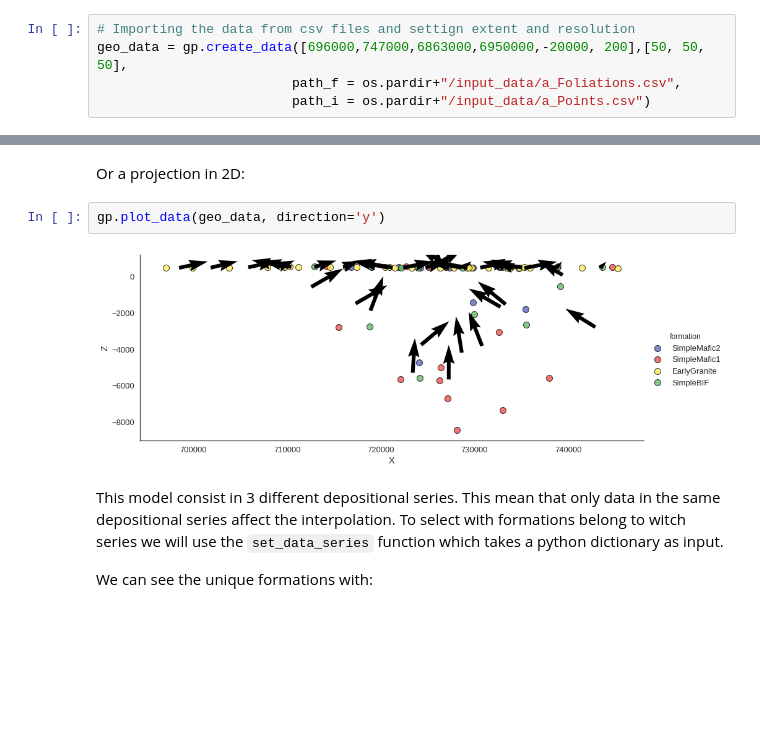
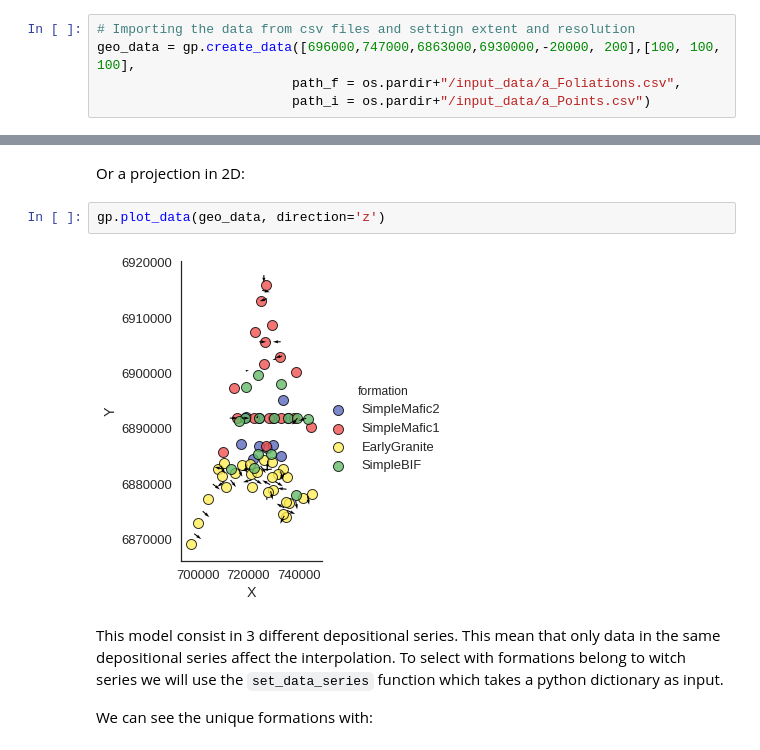
Before and after one commit to gempy-project/gempy, a Jupyter notebook: Tutorial/ch2.ipynb, the cells around one changed output, grey strips where cells are left out. Saved outputs shown, nothing was run; the diff lists cells and outputs as text; blank space fills up the shorter version.

````diff
--- a/Tutorial/ch2.ipynb
+++ b/Tutorial/ch2.ipynb
@@ -26,7 +26,7 @@ In this case instead loading a geo_data object directly, we will create one. The
 Additionaly we can pass the address to csv files (GeoModeller3D format) with the data.
 # %%
 # Importing the data from csv files and settign extent and resolution
-geo_data = gp.create_data([696000,747000,6863000,6950000,-20000, 200],[50, 50, 50],
+geo_data = gp.create_data([696000,747000,6863000,6930000,-20000, 200],[100, 100, 100],
                          path_f = os.pardir+"/input_data/a_Foliations.csv",
                          path_i = os.pardir+"/input_data/a_Points.csv")
 # %% [markdown]
@@ -36,9 +36,9 @@ gp.plot_data_3D(geo_data)
 # %% [markdown]
 Or a projection in 2D:
 # %%
-gp.plot_data(geo_data, direction='y')
+gp.plot_data(geo_data, direction='z')
 # %% [output]
-[figure, old version]
+[figure, new version]
 # %% [markdown]
 This model consist in 3 different depositional series. This mean that only data in the same depositional series affect the interpolation. To select with formations belong to witch series we will use the ```set_data_series``` function which takes a python dictionary as input.
 
````
Also changed, not shown: parts of 6 cells of this notebook, 6 other files.
